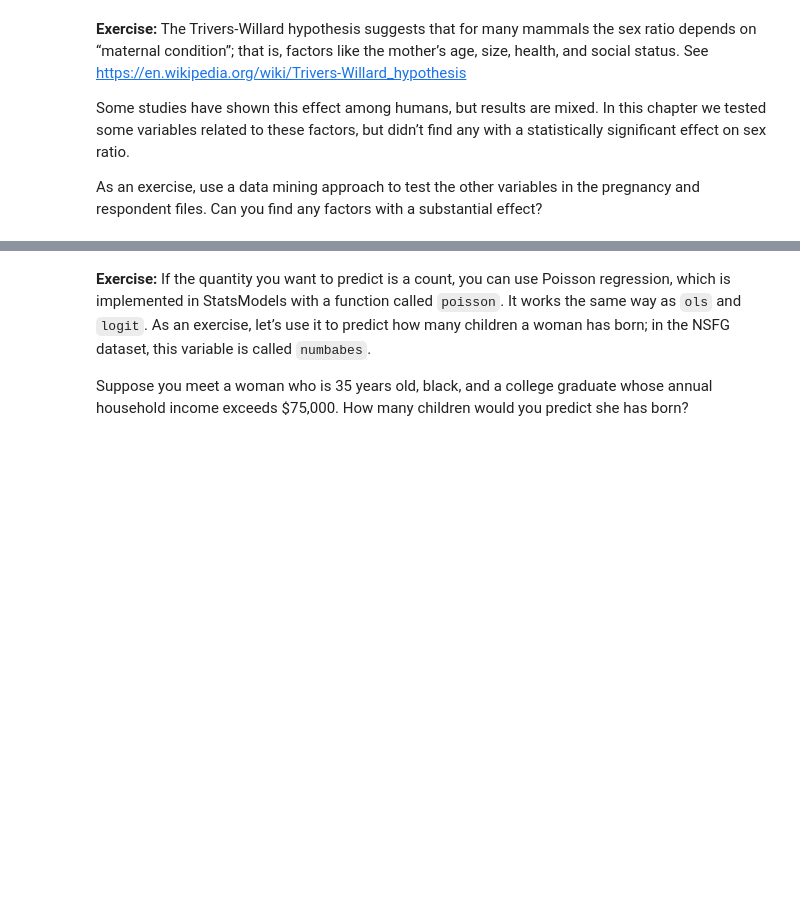
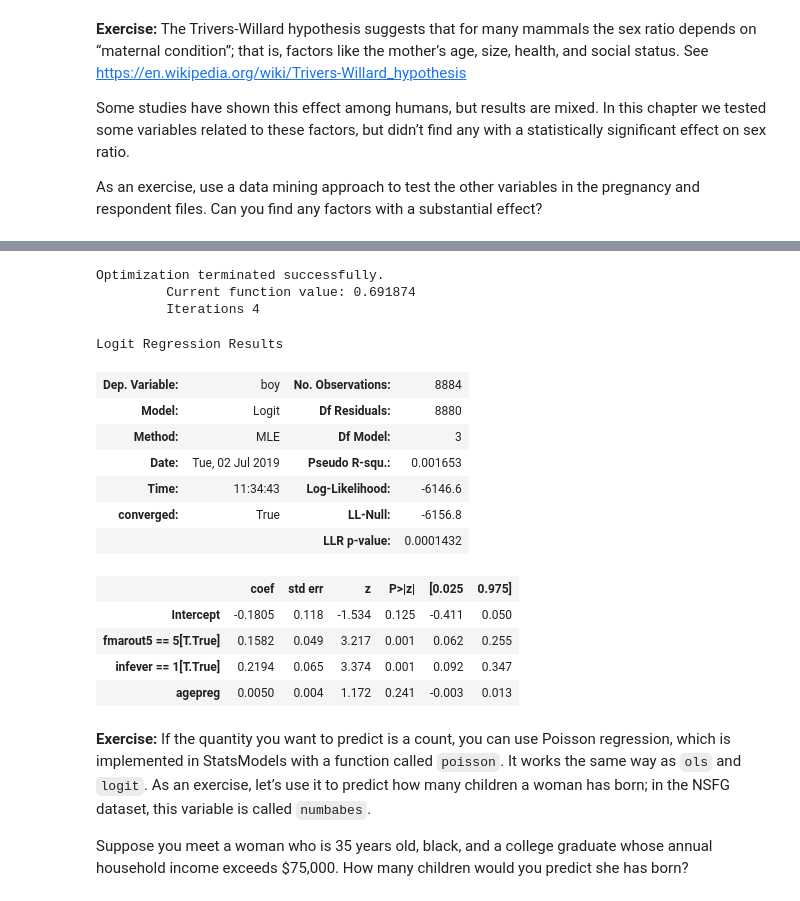
Before and after one commit to joaomarcoslds/ThinkStats2, a Jupyter notebook: code/chap11ex.ipynb, the cells around one changed output, grey strips where cells are left out. Cells and saved outputs as stored; diff of their text form; code cells hidden in the pictures; blank space fills up the shorter version.

```diff
--- a/code/chap11ex.ipynb
+++ b/code/chap11ex.ipynb
@@ -551,3 +702,30 @@ fmarout5 0.010461691367376957 FORMAL MARITAL STATUS AT PREGNANCY OUTCOME
+# %%
+# Solution
+
+# Eliminating variables that are not known during pregnancy and
+# others that are fishy for various reasons, here's the best model I could find:
+
+formula='boy ~ agepreg + fmarout5==5 + infever==1'
+model = smf.logit(formula, data=join)
+results = model.fit()
+results.summary()
+# %% [output]
+Optimization terminated successfully.
+         Current function value: 0.691874
+         Iterations 4
+Logit Regression Results
+| Dep. Variable: | boy | No. Observations: | 8884 |
+| Model: | Logit | Df Residuals: | 8880 |
+| Method: | MLE | Df Model: | 3 |
+| Date: | Tue, 02 Jul 2019 | Pseudo R-squ.: | 0.001653 |
+| Time: | 11:34:43 | Log-Likelihood: | -6146.6 |
+| converged: | True | LL-Null: | -6156.8 |
+|  |  | LLR p-value: | 0.0001432 |
+|  | coef | std err | z | P>|z| | [0.025 | 0.975] |
+| Intercept | -0.1805 | 0.118 | -1.534 | 0.125 | -0.411 | 0.050 |
+| fmarout5 == 5[T.True] | 0.1582 | 0.049 | 3.217 | 0.001 | 0.062 | 0.255 |
+| infever == 1[T.True] | 0.2194 | 0.065 | 3.374 | 0.001 | 0.092 | 0.347 |
+| agepreg | 0.0050 | 0.004 | 1.172 | 0.241 | -0.003 | 0.013 |
 # %% [markdown]
 **Exercise:** If the quantity you want to predict is a count, you can use Poisson regression, which is implemented in StatsModels with a function called `poisson`. It works the same way as `ols` and `logit`. As an exercise, let’s use it to predict how many children a woman has born; in the NSFG dataset, this variable is called `numbabes`.
 
```
Also changed, not shown: parts of 19 cells of this notebook.
